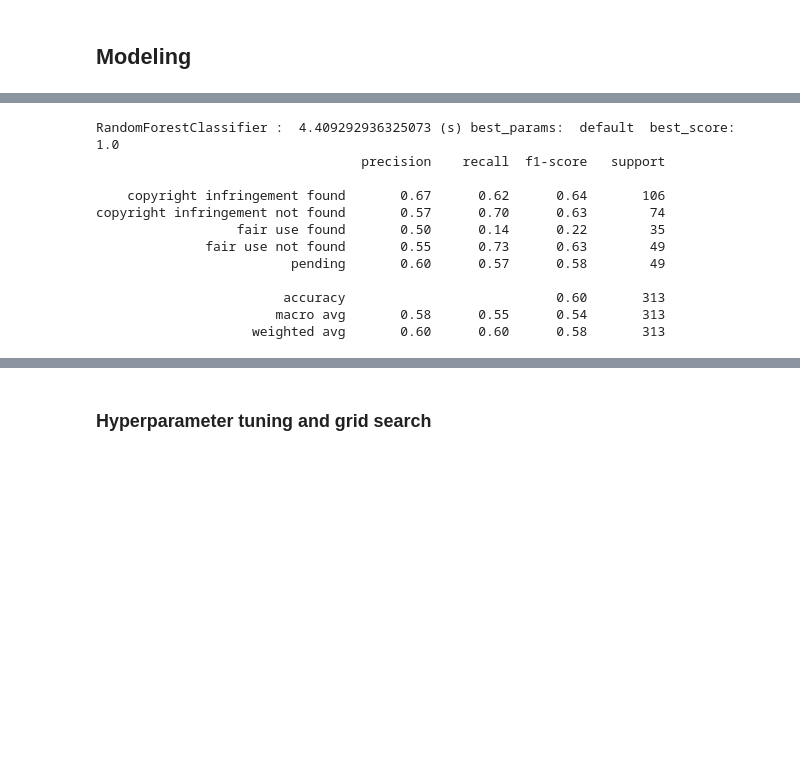
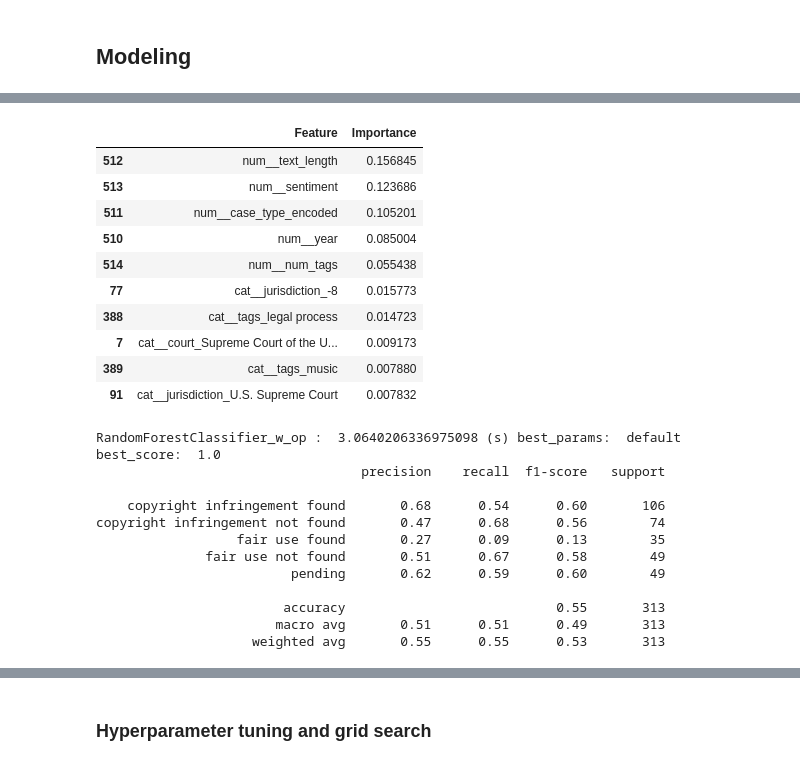
Before and after one commit to johennie/copyright_study, a Jupyter notebook: notebooks/capstone_copyright_case_study.ipynb, the cells around one changed output, grey strips where cells are left out. Saved outputs shown, nothing was run; the diff lists cells and outputs as text; code cells hidden in the pictures; blank space fills up the shorter version.

```diff
--- a/notebooks/capstone_copyright_case_study.ipynb
+++ b/notebooks/capstone_copyright_case_study.ipynb
@@ -469,16 +501,38 @@ def fit_predict(model_name, pipeline, params=None):
+# %%
+# get feature importances from the model
+randomforest_pipeline = results['RandomForestClassifier_wo_op']['best_model']
+randomforest_model = randomforest_pipeline.named_steps['model']
+feature_importances = randomforest_model.feature_importances_
+feature_names = randomforest_pipeline.named_steps['preprocessor'].get_feature_names_out()
+importances_df = pd.DataFrame({'Feature': feature_names, 'Importance': feature_importances})
+importances_df = importances_df.sort_values(by='Importance', ascending=False)
+# and display the top 10
+HTML(importances_df.head(10).to_html(classes='table table-stripped'))
+# %% [output]
+|  | Feature | Importance |
+| 512 | num__text_length | 0.156845 |
+| 513 | num__sentiment | 0.123686 |
+| 511 | num__case_type_encoded | 0.105201 |
+| 510 | num__year | 0.085004 |
+| 514 | num__num_tags | 0.055438 |
+| 77 | cat__jurisdiction_-8 | 0.015773 |
+| 388 | cat__tags_legal process | 0.014723 |
+| 7 | cat__court_Supreme Court of the U... | 0.009173 |
+| 389 | cat__tags_music | 0.007880 |
+| 91 | cat__jurisdiction_U.S. Supreme Court | 0.007832 |
 # %%
-fit_predict('RandomForestClassifier',
+fit_predict(X_train,y_train,X_test,y_test,'RandomForestClassifier_w_op',
             Pipeline(steps=[('preprocessor', preprocessor),('model', RandomForestClassifier())]))
 # %% [output]
-RandomForestClassifier :  4.409292936325073 (s) best_params:  default  best_score:  1.0
+RandomForestClassifier_w_op :  3.0640206336975098 (s) best_params:  default  best_score:  1.0
                                   precision    recall  f1-score   support
 
-    copyright infringement found       0.67      0.62      0.64       106
-copyright infringement not found       0.57      0.70      0.63        74
-                  fair use found       0.50      0.14      0.22        35
-              fair use not found       0.55      0.73      0.63        49
-                         pending       0.60      0.57      0.58        49
+    copyright infringement found       0.68      0.54      0.60       106
+copyright infringement not found       0.47      0.68      0.56        74
+                  fair use found       0.27      0.09      0.13        35
+              fair use not found       0.51      0.67      0.58        49
+                         pending       0.62      0.59      0.60        49
 
-                        accuracy                           0.60       313
-                       macro avg       0.58      0.55      0.54       313
-                    weighted avg       0.60      0.60      0.58       313
+                        accuracy                           0.55       313
+                       macro avg       0.51      0.51      0.49       313
+                    weighted avg       0.55      0.55      0.53       313
```
Also changed, not shown: parts of 31 cells of this notebook, 5 other files.
